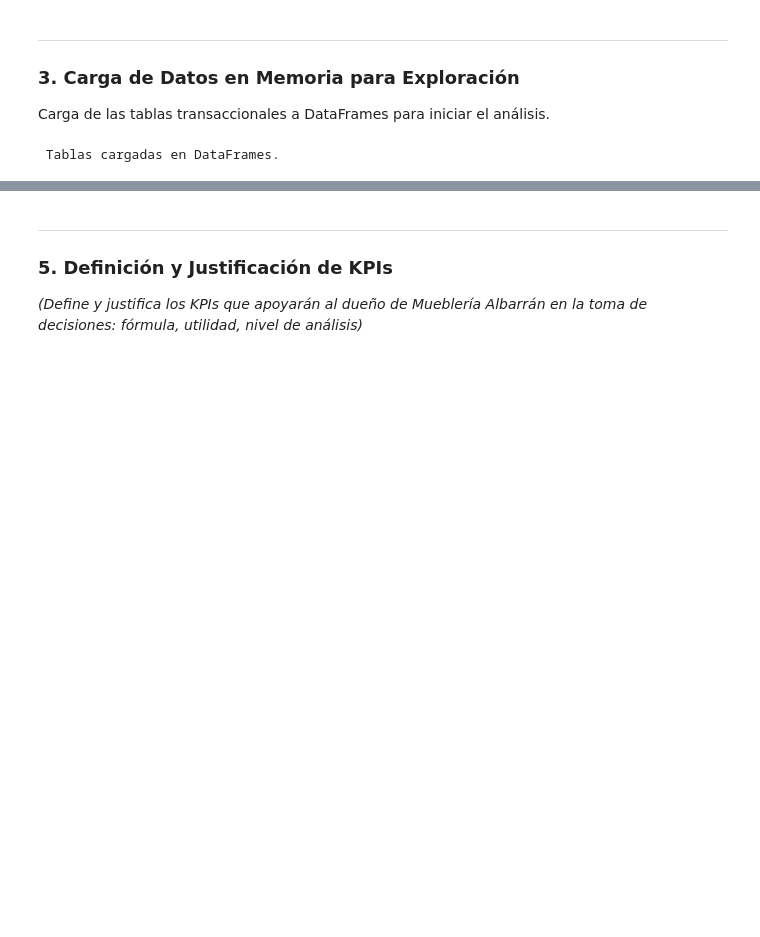
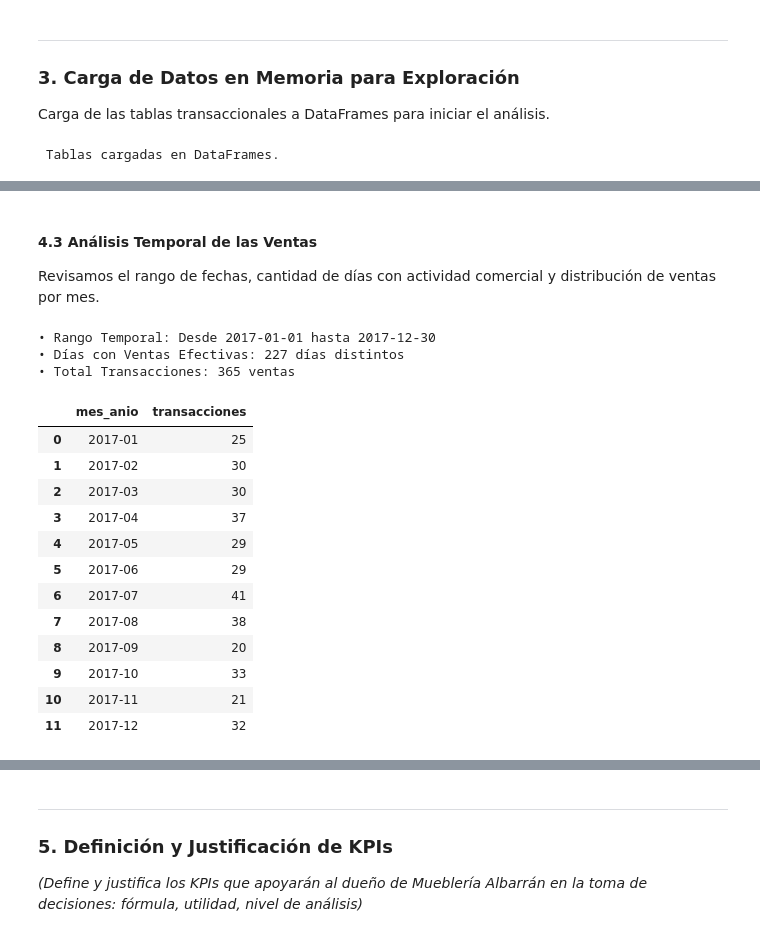
Before and after one commit to MarceloMejias/C2-Caso1-IN, a Jupyter notebook: notebooks/modelo_de_negocios.ipynb, the cells around one changed output, grey strips where cells are left out. Cells and saved outputs as stored; diff of their text form; code cells hidden in the pictures; blank space fills up the shorter version.

```diff
--- a/notebooks/modelo_de_negocios.ipynb
+++ b/notebooks/modelo_de_negocios.ipynb
@@ -157,0 +268,40 @@ print(" Tablas cargadas en DataFrames.")
+# %% [markdown]
+#### 4.3 Análisis Temporal de las Ventas
+Revisamos el rango de fechas, cantidad de días con actividad comercial y distribución de ventas por mes.
+# %%
+fecha_min = df_ventas["fecha"].min()
+fecha_max = df_ventas["fecha"].max()
+dias_unicos = df_ventas["fecha"].nunique()
+total_ventas_cnt = len(df_ventas)
+
+print(
+    f"• Rango Temporal: Desde {fecha_min.strftime('%Y-%m-%d')} hasta {fecha_max.strftime('%Y-%m-%d')}"
+)
+print(f"• Días con Ventas Efectivas: {dias_unicos} días distintos")
+print(f"• Total Transacciones: {total_ventas_cnt} ventas")
+
+# Ventas agrupadas por mes
+df_ventas_temp = df_ventas.copy()
+df_ventas_temp["mes_anio"] = df_ventas_temp["fecha"].dt.to_period("M")
+ventas_por_mes = df_ventas_temp.groupby("mes_anio", as_index=False).agg(
+    transacciones=("venta_id", "count")
+)
+
+display(ventas_por_mes)
+# %% [output]
+• Rango Temporal: Desde 2017-01-01 hasta 2017-12-30
+• Días con Ventas Efectivas: 227 días distintos
+• Total Transacciones: 365 ventas
+|  | mes_anio | transacciones |
+| 0 | 2017-01 | 25 |
+| 1 | 2017-02 | 30 |
+| 2 | 2017-03 | 30 |
+| 3 | 2017-04 | 37 |
+| 4 | 2017-05 | 29 |
+| 5 | 2017-06 | 29 |
+| 6 | 2017-07 | 41 |
+| 7 | 2017-08 | 38 |
+| 8 | 2017-09 | 20 |
+| 9 | 2017-10 | 33 |
+| 10 | 2017-11 | 21 |
+| 11 | 2017-12 | 32 |
```
Also changed, not shown: parts of 17 cells of this notebook, 5 other files.
